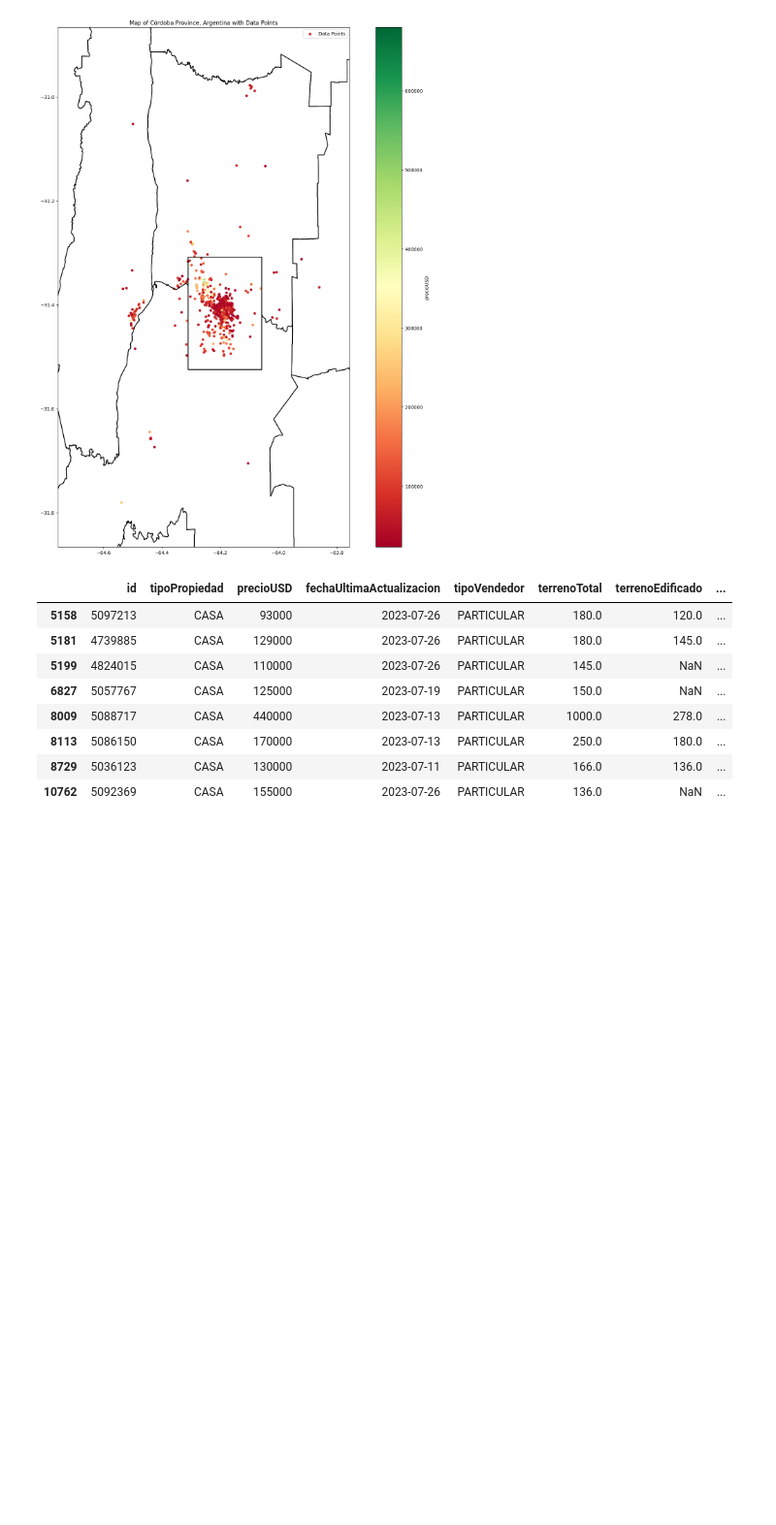
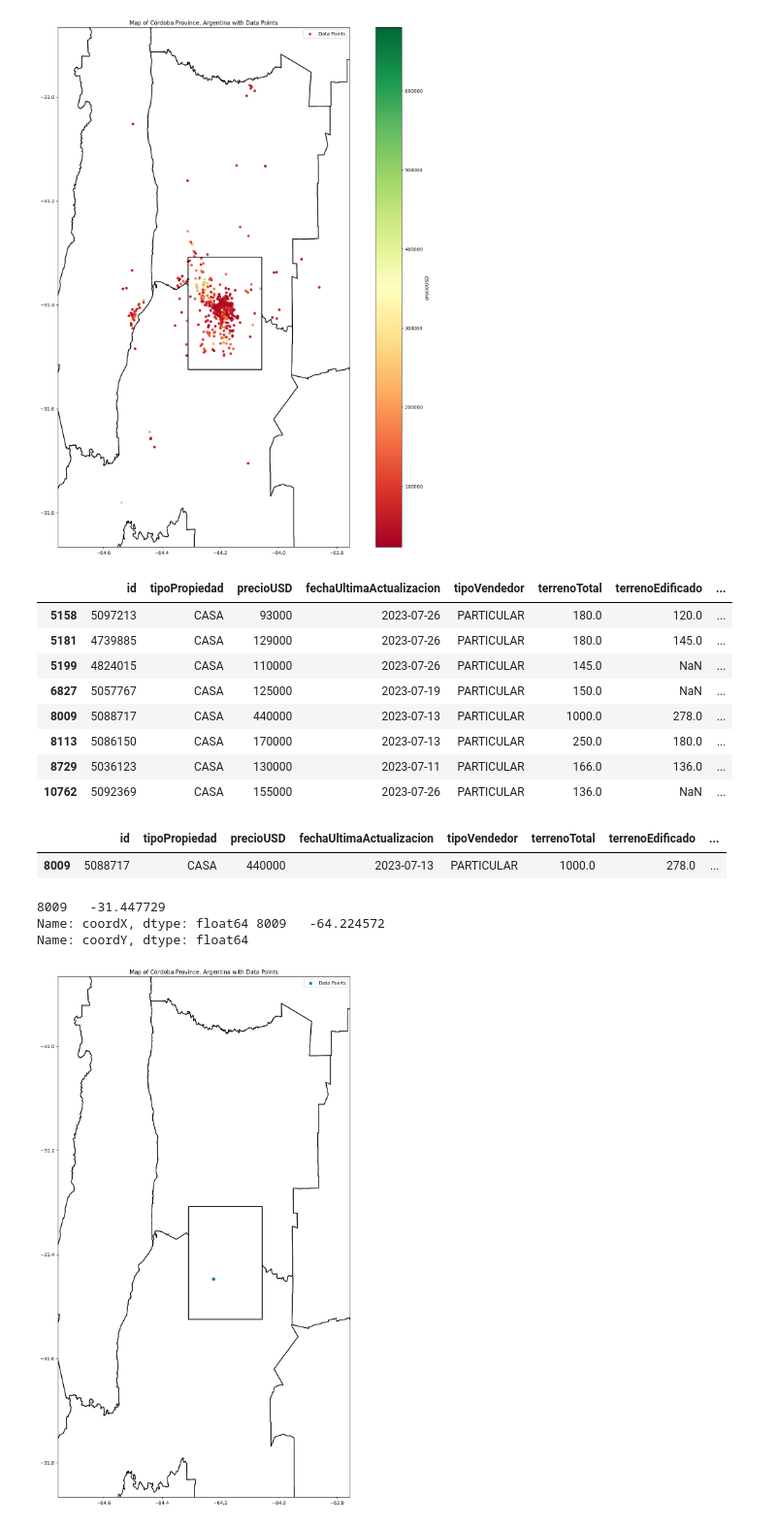
Before and after one commit to josecabralf/WebScraping, a Jupyter notebook: Pandas/nb_LaVoz.ipynb, the cells around one changed output. Shown at 97% size. Drawn from its saved outputs; the diff is of its cells as text; code cells hidden in the pictures; blank space fills up the shorter version.

```diff
--- a/Pandas/nb_LaVoz.ipynb
+++ b/Pandas/nb_LaVoz.ipynb
@@ -376,3 +376,46 @@ particulares.loc[filt]
 | 8113 | 5086150 | CASA | 170000 | 2023-07-13 | PARTICULAR | 250.0 | 180.0 | ... |
 | 8729 | 5036123 | CASA | 130000 | 2023-07-11 | PARTICULAR | 166.0 | 136.0 | ... |
 | 10762 | 5092369 | CASA | 155000 | 2023-07-26 | PARTICULAR | 136.0 | NaN | ... |
+# %%
+filt = inmuebles_filt['id'] == 5088717
+inmuebles_filt.loc[filt]
+# %% [output]
+|  | id | tipoPropiedad | precioUSD | fechaUltimaActualizacion | tipoVendedor | terrenoTotal | terrenoEdificado | ... |
+| 8009 | 5088717 | CASA | 440000 | 2023-07-13 | PARTICULAR | 1000.0 | 278.0 | ... |
+# %%
+import geopandas as gpd
+import matplotlib.pyplot as plt
+
+# Assuming your DataFrame is named 'ubicados' and has columns 'coordX' (latitude), 'coordY' (longitude), and 'precioUSD'
+# Replace these values with the actual column names from your DataFrame
+filt = inmuebles_filt['id'] == 5088717
+latitudes = inmuebles_filt.loc[filt, 'coordX']
+longitudes = inmuebles_filt.loc[filt, 'coordY']
+print(latitudes, longitudes)
+
+# Read the shapefile of Córdoba province
+cordoba_shapefile = './utils/maps/departamento.shp'
+cordoba_province = gpd.read_file(cordoba_shapefile)
+
+# Create a plot with the province boundary and center the map on the mean position
+fig, ax = plt.subplots(figsize=(20, 20))
+cordoba_province.boundary.plot(ax=ax, color='black')
+
+# Color the data points based on 'precioUSD'
+sc = ax.scatter(longitudes, latitudes, label='Data Points')
+
+# Set the extent of the map to zoom out a bit around the mean position
+map_padding = 0.5  # Increase the padding for more zoom-out effect
+ax.set_xlim(mean_longitude - map_padding, mean_longitude + map_padding)
+ax.set_ylim(mean_latitude - map_padding, mean_latitude + map_padding)
+
+# Add a title and legend
+ax.set_title('Map of Córdoba Province, Argentina with Data Points')
+ax.legend()
+# Show the plot
+plt.show()
+# %% [output]
+8009   -31.447729
+Name: coordX, dtype: float64 8009   -64.224572
+Name: coordY, dtype: float64
+[figure, added]
```
Also changed, not shown: 39 other files.
